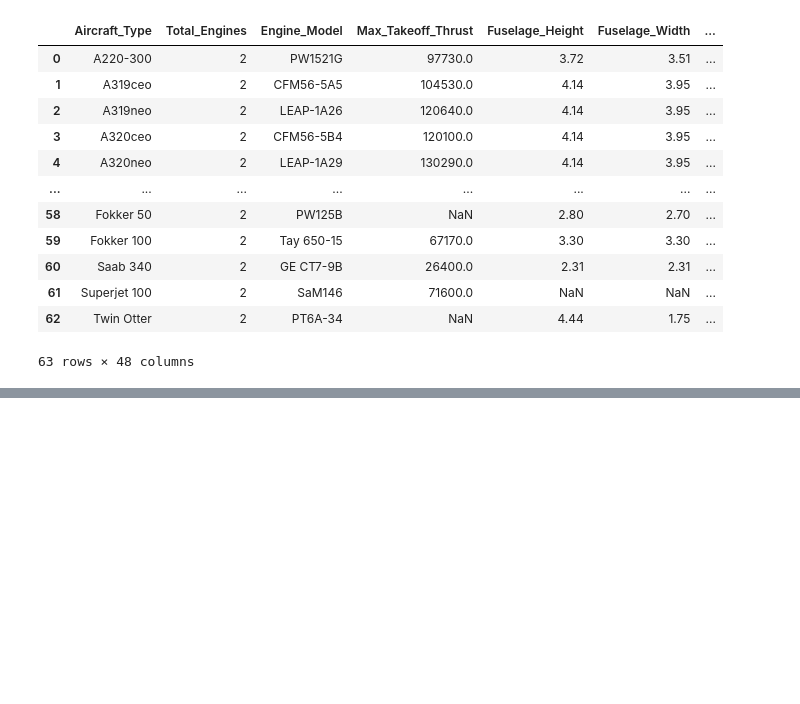
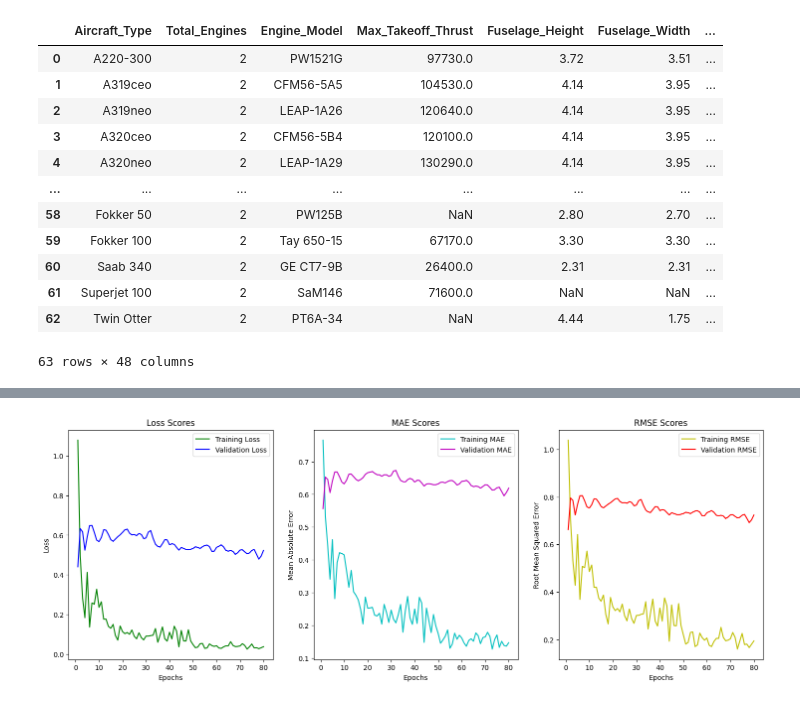
Before and after one commit to stahir01/Master-Thesis, a Jupyter notebook: Master_Thesis_Datasets_NewVersion.ipynb, the cells around one changed output, grey strips where cells are left out. Cells and saved outputs as stored; diff of their text form; code cells hidden in the pictures; blank space fills up the shorter version.

Commit message:
Started developing model for Breguet equation

```diff
--- a/Master_Thesis_Datasets_NewVersion.ipynb
+++ b/Master_Thesis_Datasets_NewVersion.ipynb
@@ -3835,0 +3965,3 @@ range_eq_para
+# %%
+range_eq_para_aircraft_type = range_eq_para[['Aircraft_Type', 'Engine_Model']]
+range_eq_para.drop(columns=['Aircraft_Type', 'Engine_Model'], inplace=True)
@@ -3835,0 +3973,5 @@ range_eq_para
+# %%
+features = ['Fuselage_Height', 'Fuselage_Width', 'Aircraft_Length', 'Aircraft_Height', 'Wing_Span',	'Wing_Area', 'aspect_ratio', 'Wing_Taper_Ratio', '1/4_Wing_Sweep', 'Payload_at_Max_Range_m_PLMR', 'V_MO', 'Max_Usable_Fuel', 'ln(Wi/Wf)']
+target = 'Max_Range_R_PLMR'
+
+X_train, X_test, y_train, y_test, x_scalar_value, y_scalar_value = prep_model_data(range_eq_para, features, target, 0.15, 42, model_type='cnn')
@@ -3835,0 +3987,20 @@ range_eq_para
+# %%
+# Define the model
+model = keras.Sequential([
+    keras.layers.Input(shape=(X_train.shape[1], X_train.shape[2])),
+    keras.layers.Conv1D(filters=64, kernel_size=2, activation='relu'),
+    keras.layers.BatchNormalization(),
+    keras.layers.Conv1D(filters=32, kernel_size=2, activation='relu'),
+    keras.layers.Dropout(0.2),
+    keras.layers.Conv1D(filters=16, kernel_size=2, activation='relu'),
+    keras.layers.Flatten(),
+    keras.layers.Dense(32, activation='relu'),
+    keras.layers.Dense(1)
+])
+model.compile(
+    optimizer=keras.optimizers.Adam(learning_rate=0.005),
+    loss='mean_squared_error',
+    metrics=[tf.keras.metrics.MeanAbsoluteError(), tf.keras.metrics.RootMeanSquaredError()]
+)
+
+model.summary()
@@ -3835,0 +4027,2 @@ range_eq_para
+# %%
+model_results = model.fit(X_train, y_train, epochs=80, batch_size=16, validation_split=0.2)
@@ -3835,0 +4047,4 @@ range_eq_para
+# %%
+plot_loss_metrics(model_results)
+# %% [output]
+[figure, added]
```
Also changed, not shown: parts of 19 cells of this notebook.
